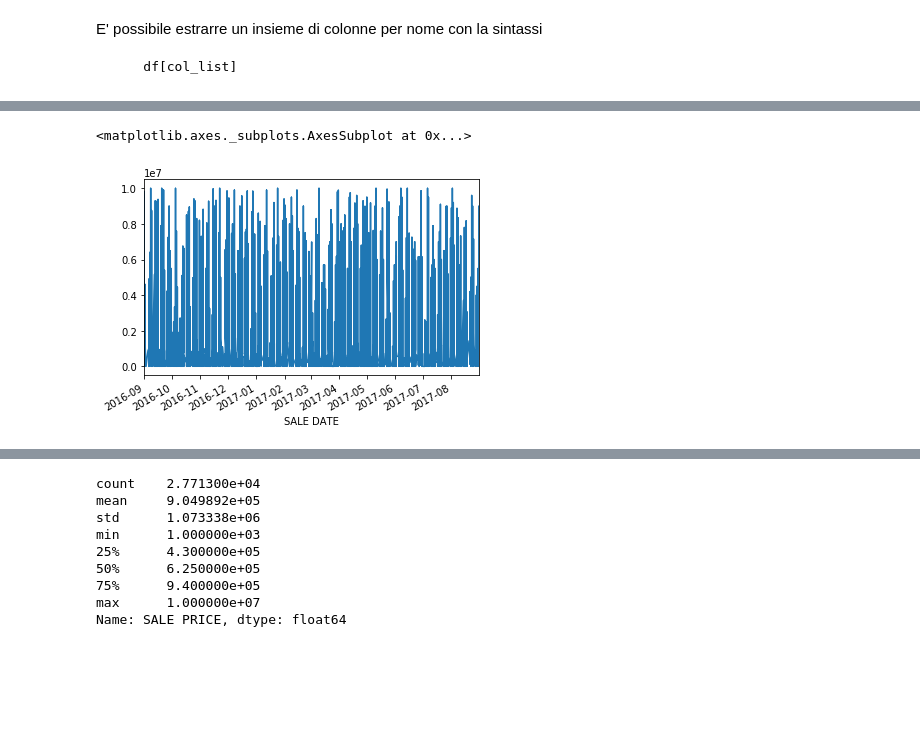
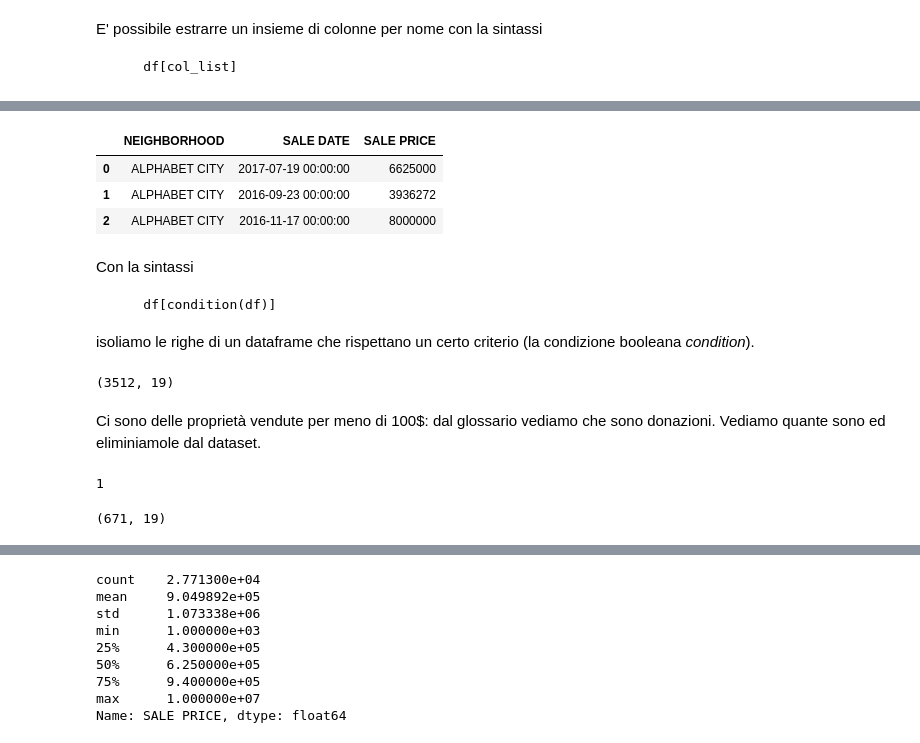
Before and after one commit to fbagattini/Master_BIM, a Jupyter notebook: 8. Pandas.ipynb, the cells around one changed output, grey strips where cells are left out. Saved outputs shown, nothing was run; the diff lists cells and outputs as text; code cells hidden in the pictures; blank space fills up the shorter version.

```diff
--- a/8. Pandas.ipynb
+++ b/8. Pandas.ipynb
@@ -219,5 +142,27 @@ price_by_15days.plot()
-# %%
-(df['SALE PRICE']).plot()
-# %% [output]
-<matplotlib.axes._subplots.AxesSubplot at 0x...>
-[figure, removed]
+# %%
+df[['NEIGHBORHOOD', 'SALE DATE', 'SALE PRICE']].head(3)
+# %% [output]
+|  | NEIGHBORHOOD | SALE DATE | SALE PRICE |
+| 0 | ALPHABET CITY | 2017-07-19 00:00:00 | 6625000 |
+| 1 | ALPHABET CITY | 2016-09-23 00:00:00 | 3936272 |
+| 2 | ALPHABET CITY | 2016-11-17 00:00:00 | 8000000 |
+# %% [markdown]
+Con la sintassi
+
+        df[condition(df)]
+
+isoliamo le righe di un dataframe che rispettano un certo criterio (la condizione booleana *condition*).
+# %%
+df[df['BOROUGH'] == 'BRONX'].shape
+# %% [output]
+(3512, 19)
+# %% [markdown]
+Ci sono delle proprietà vendute per meno di 100$: dal glossario vediamo che sono donazioni. Vediamo quante sono ed eliminiamole dal dataset.
+# %%
+df['SALE PRICE'].min()
+# %% [output]
+1
+# %%
+df[df['SALE PRICE'] < 100].shape
+# %% [output]
+(671, 19)
```
Also changed, not shown: parts of 69 cells of this notebook.
